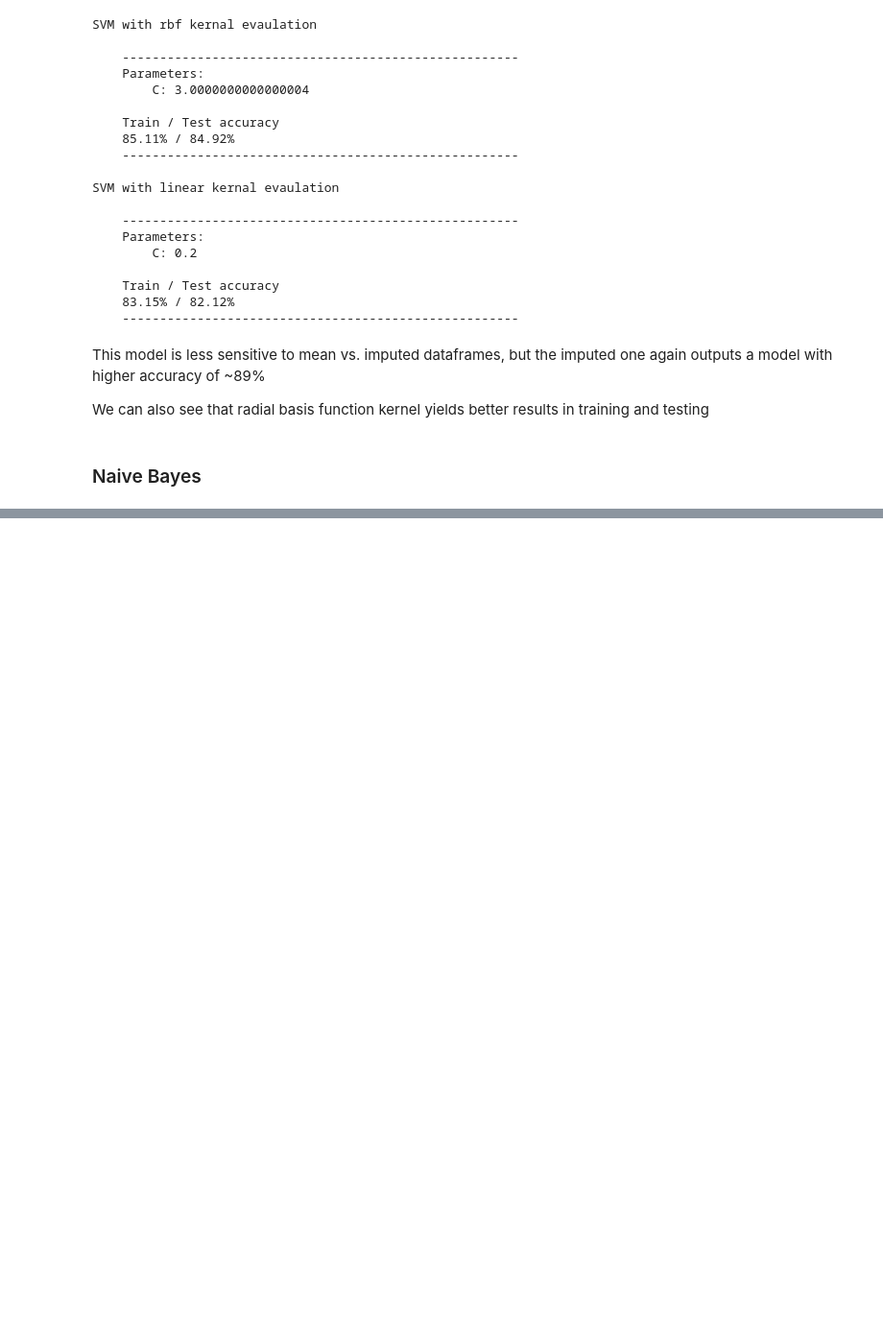
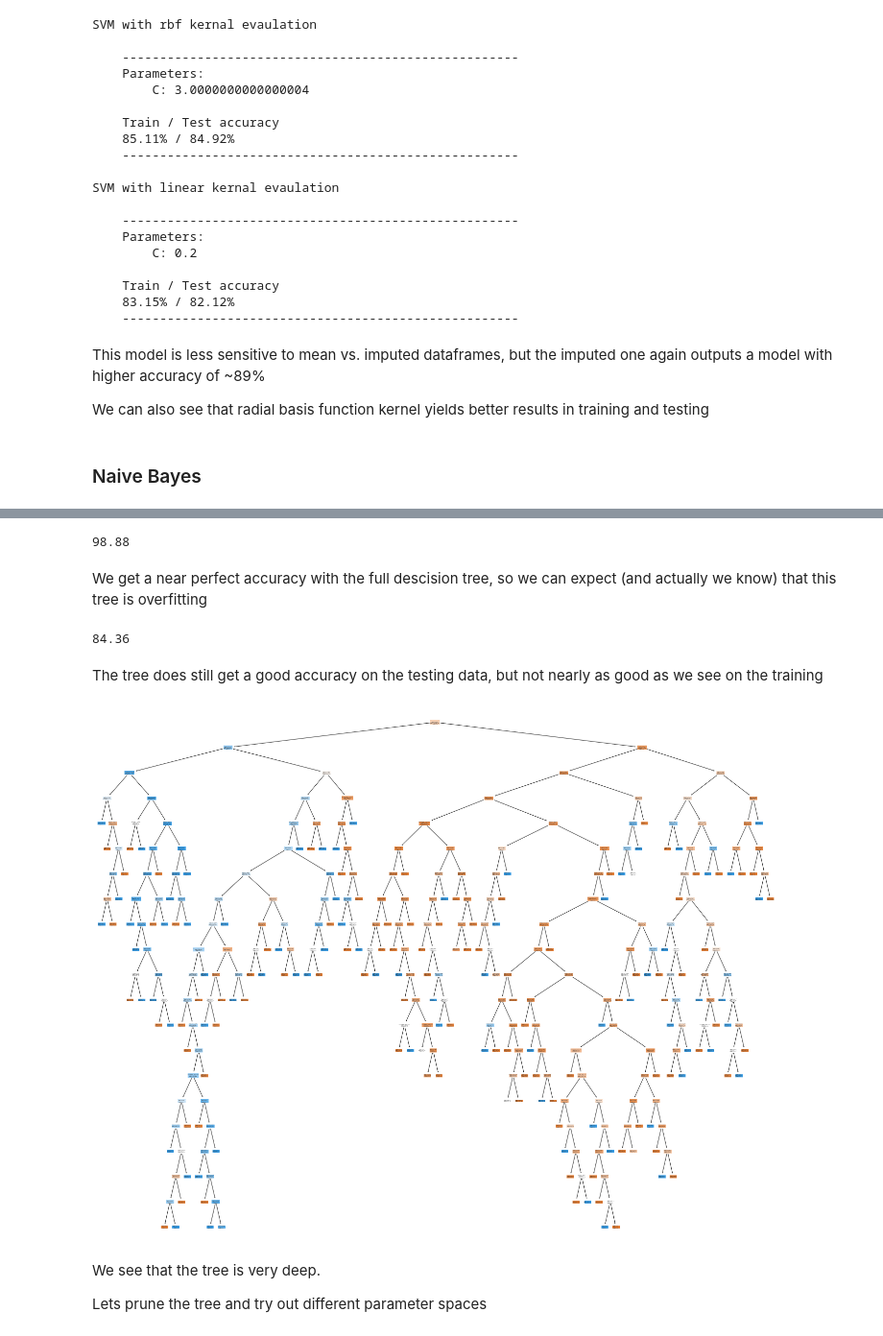
Before and after one commit to LiudasVasaris/Kaggle-competitions, a Jupyter notebook: introductional_competitions/titanic/titanic.ipynb, the cells around one changed output, grey strips where cells are left out. Shown at 96% size. Cells and saved outputs as stored; diff of their text form; code cells hidden in the pictures; blank space fills up the shorter version.

Commit message:
Decision tree

```diff
--- a/introductional_competitions/titanic/titanic.ipynb
+++ b/introductional_competitions/titanic/titanic.ipynb
@@ -508,0 +512,26 @@ descision_tree = tree.DecisionTreeClassifier()
+# %%
+descision_tree.fit(train_df.drop('Survived', axis=1), train_df['Survived'])
+round(descision_tree.score(train_df.drop('Survived', axis=1), train_df['Survived'])*100,2)
+# %% [output]
+98.88
+# %% [markdown]
+We get a near perfect accuracy with the full descision tree,
+so we can expect (and actually we know) that this tree is overfitting
+# %%
+round(descision_tree.score(test_df.drop('Survived', axis=1), test_df['Survived'])*100,2)
+# %% [output]
+84.36
+# %% [markdown]
+The tree does still get a good accuracy on the testing data, but not nearly as good as we see on the training
+# %%
+fig_tree = plt.figure(figsize=(25,20))
+_ = tree.plot_tree(descision_tree,
+                  feature_names=train_df.drop('Survived', axis=1).columns,
+                   class_names=['0','1'],
+                   filled=True)
+# %% [output]
+[figure, added]
+# %% [markdown]
+We see that the tree is very deep.
+
+Lets prune the tree and try out different parameter spaces
```
Also changed, not shown: parts of 13 cells of this notebook.
